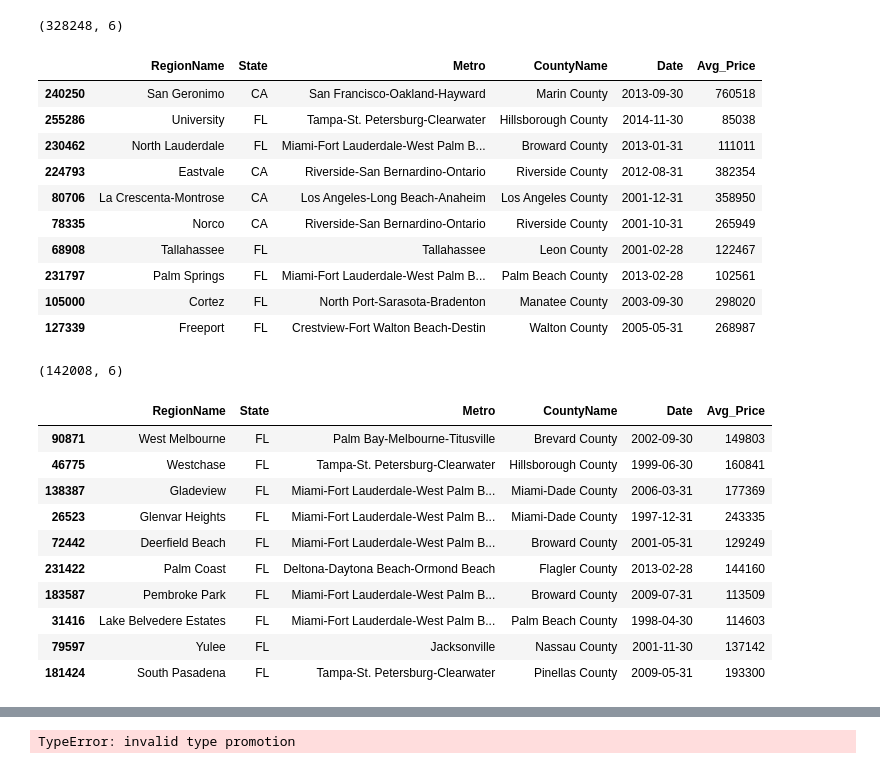
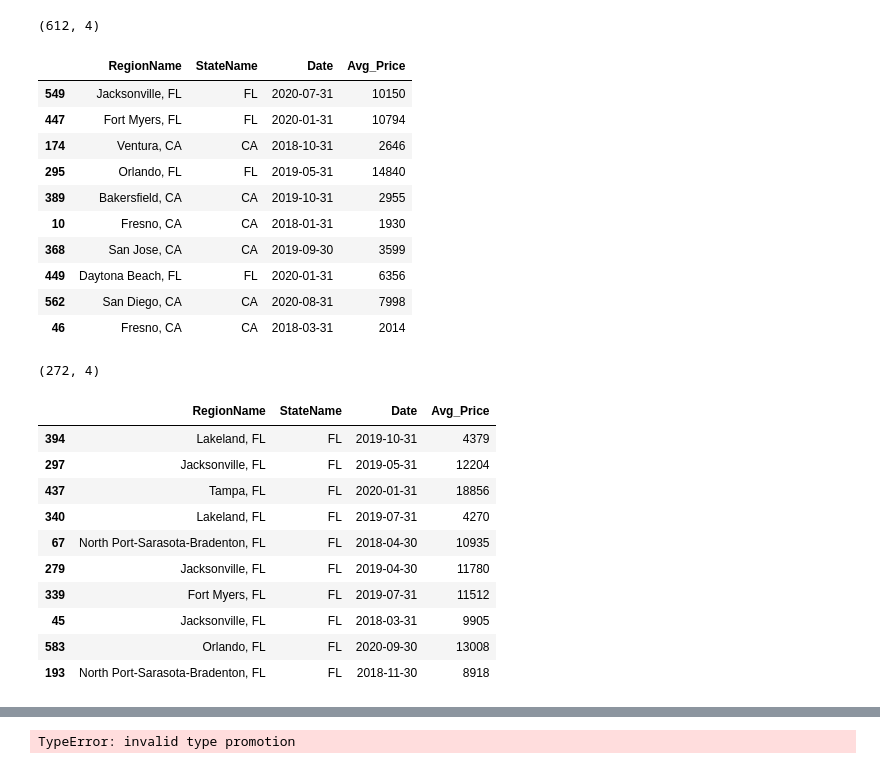
Before and after one commit to Jopinson/COVID19_Property_Pandemic, a Jupyter notebook: notebooks/modeling/Covid-Housing-ML.ipynb, the cells around one changed output, grey strips where cells are left out. Cells and saved outputs as stored; diff of their text form; code cells hidden in the pictures.

Commit message:
updated data with zillow data with 2020 dates

```diff
--- a/notebooks/modeling/Covid-Housing-ML.ipynb
+++ b/notebooks/modeling/Covid-Housing-ML.ipynb
@@ -24,42 +24,42 @@ conn = engine.connect()
 # %%
 ## Get Data from Housing Table
 
 sql_str = 'SELECT * FROM "FL_CA_Housing_Data"'
 
 df = pd.read_sql(sql_str,conn)
-df.drop(columns=['index','Unnamed: 0'],axis=1,inplace=True)
+df.drop(columns=['index'],axis=1,inplace=True)
 print(df.shape)
 df.sample(n=10)
 # %% [output]
-(328248, 6)
+(612, 4)
-|  | RegionName | State | Metro | CountyName | Date | Avg_Price |
-| 240250 | San Geronimo | CA | San Francisco-Oakland-Hayward | Marin County | 2013-09-30 | 760518 |
-| 255286 | University | FL | Tampa-St. Petersburg-Clearwater | Hillsborough County | 2014-11-30 | 85038 |
-| 230462 | North Lauderdale | FL | Miami-Fort Lauderdale-West Palm B... | Broward County | 2013-01-31 | 111011 |
-| 224793 | Eastvale | CA | Riverside-San Bernardino-Ontario | Riverside County | 2012-08-31 | 382354 |
-| 80706 | La Crescenta-Montrose | CA | Los Angeles-Long Beach-Anaheim | Los Angeles County | 2001-12-31 | 358950 |
-| 78335 | Norco | CA | Riverside-San Bernardino-Ontario | Riverside County | 2001-10-31 | 265949 |
-| 68908 | Tallahassee | FL | Tallahassee | Leon County | 2001-02-28 | 122467 |
-| 231797 | Palm Springs | FL | Miami-Fort Lauderdale-West Palm B... | Palm Beach County | 2013-02-28 | 102561 |
-| 105000 | Cortez | FL | North Port-Sarasota-Bradenton | Manatee County | 2003-09-30 | 298020 |
-| 127339 | Freeport | FL | Crestview-Fort Walton Beach-Destin | Walton County | 2005-05-31 | 268987 |
+|  | RegionName | StateName | Date | Avg_Price |
+| 549 | Jacksonville, FL | FL | 2020-07-31 | 10150 |
+| 447 | Fort Myers, FL | FL | 2020-01-31 | 10794 |
+| 174 | Ventura, CA | CA | 2018-10-31 | 2646 |
+| 295 | Orlando, FL | FL | 2019-05-31 | 14840 |
+| 389 | Bakersfield, CA | CA | 2019-10-31 | 2955 |
+| 10 | Fresno, CA | CA | 2018-01-31 | 1930 |
+| 368 | San Jose, CA | CA | 2019-09-30 | 3599 |
+| 449 | Daytona Beach, FL | FL | 2020-01-31 | 6356 |
+| 562 | San Diego, CA | CA | 2020-08-31 | 7998 |
+| 46 | Fresno, CA | CA | 2018-03-31 | 2014 |
 # %%
-FL_df = df.loc[df['State'] == 'FL']
+FL_df = df.loc[df['StateName'] == 'FL']
 print(FL_df.shape)
 FL_df.sample(n=10)
 # %% [output]
-(142008, 6)
+(272, 4)
-|  | RegionName | State | Metro | CountyName | Date | Avg_Price |
-| 90871 | West Melbourne | FL | Palm Bay-Melbourne-Titusville | Brevard County | 2002-09-30 | 149803 |
-| 46775 | Westchase | FL | Tampa-St. Petersburg-Clearwater | Hillsborough County | 1999-06-30 | 160841 |
-| 138387 | Gladeview | FL | Miami-Fort Lauderdale-West Palm B... | Miami-Dade County | 2006-03-31 | 177369 |
-| 26523 | Glenvar Heights | FL | Miami-Fort Lauderdale-West Palm B... | Miami-Dade County | 1997-12-31 | 243335 |
-| 72442 | Deerfield Beach | FL | Miami-Fort Lauderdale-West Palm B... | Broward County | 2001-05-31 | 129249 |
-| 231422 | Palm Coast | FL | Deltona-Daytona Beach-Ormond Beach | Flagler County | 2013-02-28 | 144160 |
-| 183587 | Pembroke Park | FL | Miami-Fort Lauderdale-West Palm B... | Broward County | 2009-07-31 | 113509 |
-| 31416 | Lake Belvedere Estates | FL | Miami-Fort Lauderdale-West Palm B... | Palm Beach County | 1998-04-30 | 114603 |
-| 79597 | Yulee | FL | Jacksonville | Nassau County | 2001-11-30 | 137142 |
-| 181424 | South Pasadena | FL | Tampa-St. Petersburg-Clearwater | Pinellas County | 2009-05-31 | 193300 |
+|  | RegionName | StateName | Date | Avg_Price |
+| 394 | Lakeland, FL | FL | 2019-10-31 | 4379 |
+| 297 | Jacksonville, FL | FL | 2019-05-31 | 12204 |
+| 437 | Tampa, FL | FL | 2020-01-31 | 18856 |
+| 340 | Lakeland, FL | FL | 2019-07-31 | 4270 |
+| 67 | North Port-Sarasota-Bradenton, FL | FL | 2018-04-30 | 10935 |
+| 279 | Jacksonville, FL | FL | 2019-04-30 | 11780 |
+| 339 | Fort Myers, FL | FL | 2019-07-31 | 11512 |
+| 45 | Jacksonville, FL | FL | 2018-03-31 | 9905 |
+| 583 | Orlando, FL | FL | 2020-09-30 | 13008 |
+| 193 | North Port-Sarasota-Bradenton, FL | FL | 2018-11-30 | 8918 |
 # %%
 ## Filter out the Dataset for prices between 2010 and  2019
 FL_df.dtypes
```
Also changed, not shown: parts of 5 cells of this notebook, 1 other file.
